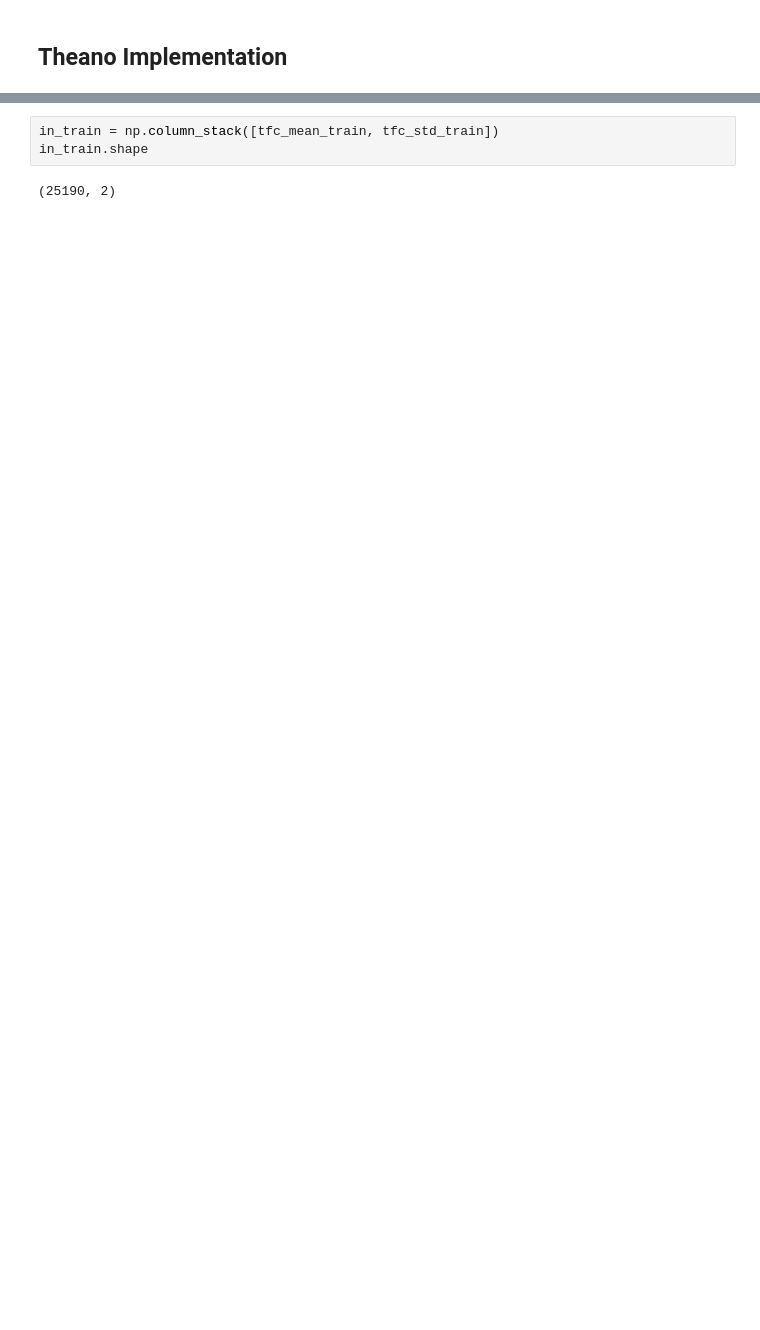
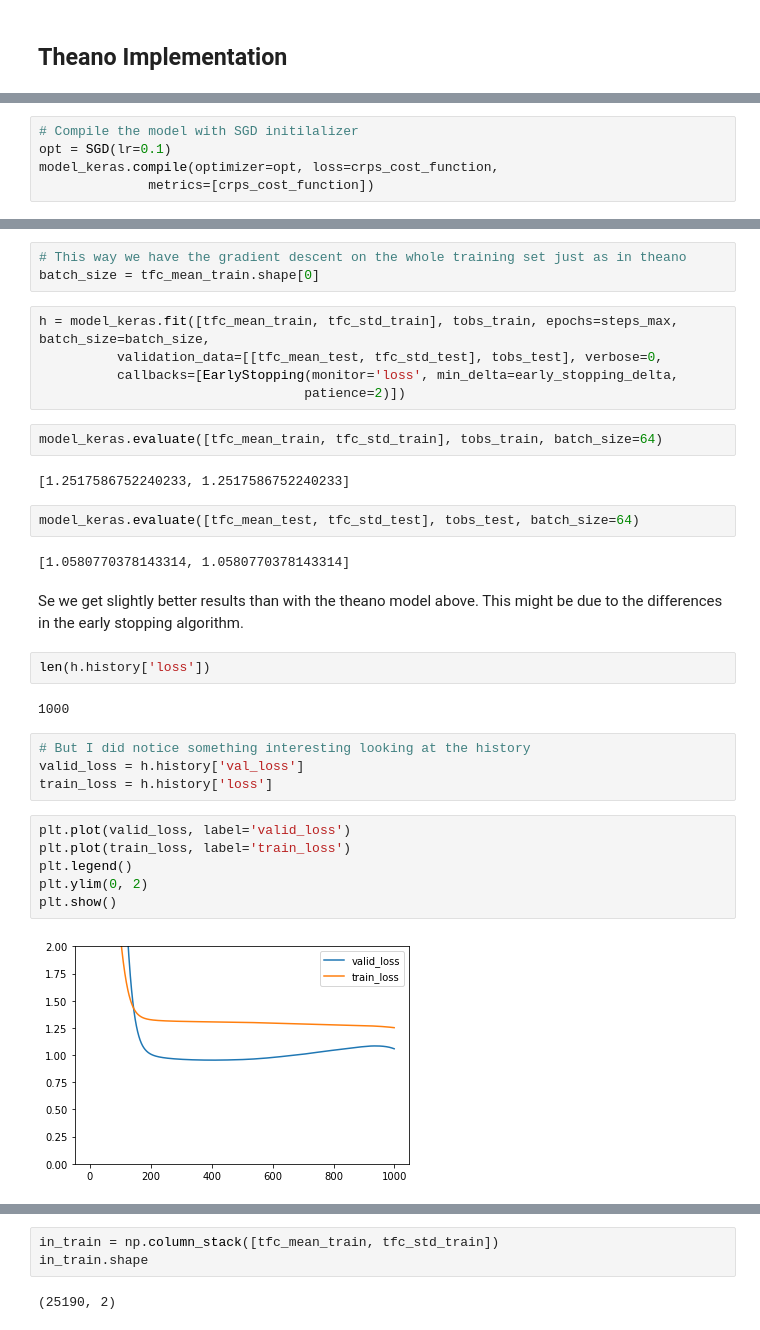
Before and after one commit to slerch/ppnn, a Jupyter notebook: nn_postprocessing/EMOS_network.ipynb, the cells around one changed output, grey strips where cells are left out. Cells and saved outputs as stored; diff of their text form; blank space fills up the shorter version.

Commit message:
Finished EMOS_Network keras implementation. Still has a NaN issue

```diff
--- a/nn_postprocessing/EMOS_network.ipynb
+++ b/nn_postprocessing/EMOS_network.ipynb
@@ -79,0 +153,5 @@ from emos_network_theano import crps_cost_function
+# %%
+# Compile the model with SGD initilalizer
+opt = SGD(lr=0.1)
+model_keras.compile(optimizer=opt, loss=crps_cost_function,
+              metrics=[crps_cost_function])
@@ -79,0 +160,34 @@ from emos_network_theano import crps_cost_function
+# %%
+# This way we have the gradient descent on the whole training set just as in theano
+batch_size = tfc_mean_train.shape[0]
+# %%
+h = model_keras.fit([tfc_mean_train, tfc_std_train], tobs_train, epochs=steps_max, batch_size=batch_size,
+          validation_data=[[tfc_mean_test, tfc_std_test], tobs_test], verbose=0,
+          callbacks=[EarlyStopping(monitor='loss', min_delta=early_stopping_delta,
+                                  patience=2)])
+# %%
+model_keras.evaluate([tfc_mean_train, tfc_std_train], tobs_train, batch_size=64)
+# %% [output]
+[1.2517586752240233, 1.2517586752240233]
+# %%
+model_keras.evaluate([tfc_mean_test, tfc_std_test], tobs_test, batch_size=64)
+# %% [output]
+[1.0580770378143314, 1.0580770378143314]
+# %% [markdown]
+Se we get slightly better results than with the theano model above. This might be due to the differences in the early stopping algorithm.
+# %%
+len(h.history['loss'])
+# %% [output]
+1000
+# %%
+# But I did notice something interesting looking at the history
+valid_loss = h.history['val_loss']
+train_loss = h.history['loss']
+# %%
+plt.plot(valid_loss, label='valid_loss')
+plt.plot(train_loss, label='train_loss')
+plt.legend()
+plt.ylim(0, 2)
+plt.show()
+# %% [output]
+[figure, added]
```
Also changed, not shown: parts of 58 cells of this notebook, 2 other files.
